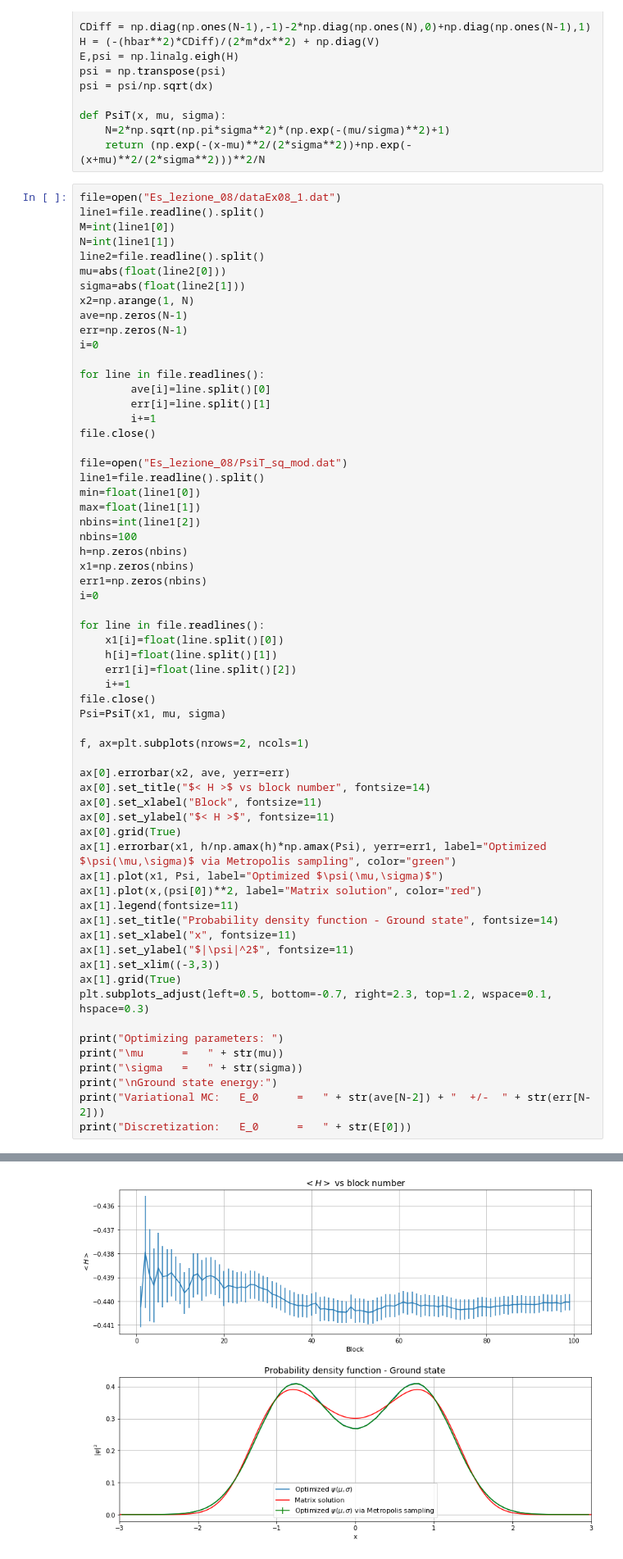
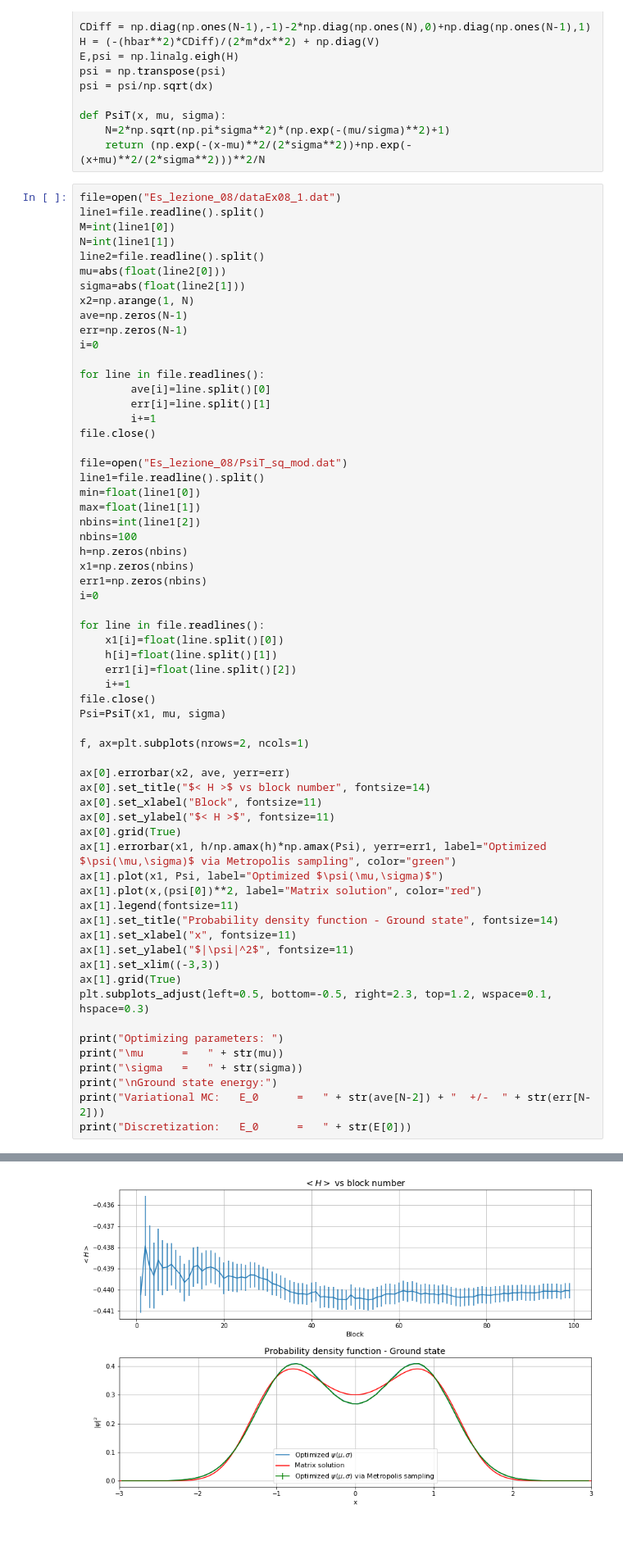
Before and after one commit to AlessandroProserpio/LabSimNumerica, a Jupyter notebook: Lezione_08.ipynb, the cells around one changed output, grey strips where cells are left out. Shown: that part at 82% size. Drawn from its saved outputs; the diff is of its cells as text; blank space fills up the shorter version.

```diff
--- a/Lezione_08.ipynb
+++ b/Lezione_08.ipynb
@@ -95,35 +95,35 @@ f, ax=plt.subplots(nrows=2, ncols=1)
 
 ax[0].errorbar(x2, ave, yerr=err)
 ax[0].set_title("$< H >$ vs block number", fontsize=14)
 ax[0].set_xlabel("Block", fontsize=11)
 ax[0].set_ylabel("$< H >$", fontsize=11)
 ax[0].grid(True)
 ax[1].errorbar(x1, h/np.amax(h)*np.amax(Psi), yerr=err1, label="Optimized $\psi(\mu,\sigma)$ via Metropolis sampling", color="green")
 ax[1].plot(x1, Psi, label="Optimized $\psi(\mu,\sigma)$")
 ax[1].plot(x,(psi[0])**2, label="Matrix solution", color="red")
 ax[1].legend(fontsize=11)
 ax[1].set_title("Probability density function - Ground state", fontsize=14)
 ax[1].set_xlabel("x", fontsize=11)
 ax[1].set_ylabel("$|\psi|^2$", fontsize=11)
 ax[1].set_xlim((-3,3))
 ax[1].grid(True)
-plt.subplots_adjust(left=0.5, bottom=-0.7, right=2.3, top=1.2, wspace=0.1, hspace=0.3)
+plt.subplots_adjust(left=0.5, bottom=-0.5, right=2.3, top=1.2, wspace=0.1, hspace=0.3)
 
 print("Optimizing parameters: ")
 print("\mu      =   " + str(mu))
 print("\sigma   =   " + str(sigma))
 print("\nGround state energy:")
 print("Variational MC:   E_0      =   " + str(ave[N-2]) + "  +/-  " + str(err[N-2]))
 print("Discretization:   E_0      =   " + str(E[0]))
 # %% [output]
 Optimizing parameters:
 \mu      =   0.827097
 \sigma   =   0.62716
 
 Ground state energy:
 Variational MC:   E_0      =   -0.440041  +/-  0.000346676
 Discretization:   E_0      =   -0.460465879692715
-[figure, old version]
+[figure, new version]
 # %% [markdown]
 The variational MC energy is higher than the one evaluated by discretization. This is of course reasonable because the variational method is only able to yield an upper bound to the GS energy. Nonetheless, the final result is not that bad (differs from the value evaluated via discretization of approximately $0.02$). This follows from the fact that the trial wavefunction is able (for the determined values of the parameters) to resemble the shape of the "actual" eigenfunction at least asymptotically: for $\lvert x\rvert>1$ the two functions overlap reasonably well while closer to the origin they become fairly distinguishable but still exhibit the same "shape" (bump-hollow-bump of different heights).
 # %% [markdown]
```
Also changed, not shown: parts of 6 cells of this notebook, 11 other files.
